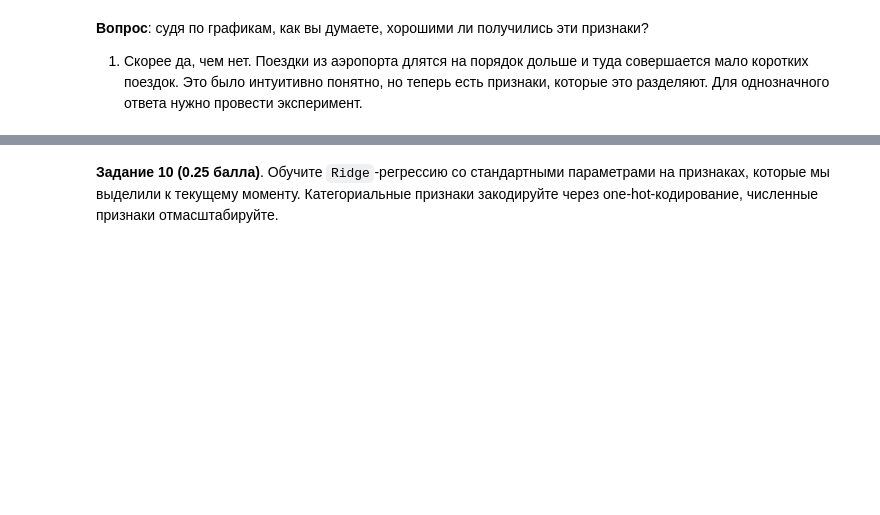
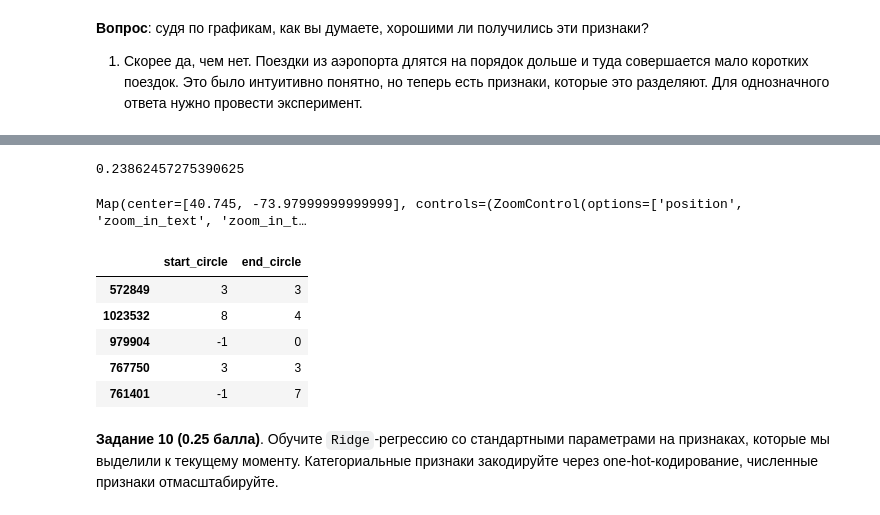
Before and after one commit to DataStas/cv_StanislavS, a Jupyter notebook: taxi/taxi.ipynb, the cells around one changed output, grey strips where cells are left out. Drawn from its saved outputs; the diff is of its cells as text; code cells hidden in the pictures; blank space fills up the shorter version.

Commit message:
MapGridTransformer almost done
Сделал разбиение на области и определение отправной точки и точки назначения, но нужно разобраться с векторизацией и обучить модель на новых признаках

```diff
--- a/taxi/taxi.ipynb
+++ b/taxi/taxi.ipynb
@@ -687,28 +680,3 @@ little_grids2
-# %%
-def make_polygons():
-    main_grid = [[40.701314, -74.018608],[40.701314, -73.941241],
-          [40.791438, -73.941241],[40.791438, -74.018608]]
-    n_squeres = 9
-    latitude_step = (-main_grid[0][1] + main_grid[1][1])/n_squeres
-    longitude_step = (-main_grid[0][0] + main_grid[2][0])/n_squeres
-    little_grids = []
-    matrix = []
-    matrix.append(main_grid[0])
-    for i in range(n_squeres+1):
-        for j in range(n_squeres+1):
-            matrix.append([matrix[0][0]+i*longitude_step,matrix[0][1]+j*latitude_step])
-    matrix.pop(0)
-    iteration = 0
-    add_nodes = n_squeres + 2
-    for i in range(n_squeres**2+n_squeres-1):
-        iteration += 1
-        if (iteration % (n_squeres+1) == 0):
-            continue
-        little_grids.append([matrix[i],matrix[i+1],matrix[i+add_nodes],matrix[i+add_nodes-1]])
-    poly_main = Polygon(locations=main_grid, color="green", fill_color="green")
-    poly_add =  Polygon(locations=little_grids, color="red", fill_color="red")
-
-    return poly_main, poly_add
 # %%
 def show_circles_on_map(data, latitude_column, longitude_column, color):
     center = (data[latitude_column].mean(), data[longitude_column].mean())
@@ -744,0 +708,4 @@ IndentationError: expected an indented block (4038650922.py, line 4)
+# %%
+test_sample.loc[:,"pickup_longitude":"dropoff_latitude"].iloc[:, 0].max() - test_sample.loc[:,"pickup_longitude":"dropoff_latitude"].iloc[:, 0].min()
+# %% [output]
+0.23862457275390625
@@ -745,3 +862,23 @@ IndentationError: expected an indented block (4038650922.py, line 4)
+# %%
+test_sample = df.sample(100)
+main_grid = np.array([[40.70, -74.02],[40.70, -73.94],
+          [40.79, -73.94],[40.79, -74.02]])
+
+a = MapGridTransformer(main_grid, 3, 3)
+test_cut = a.transform_slow(test_sample)
+# %%
+a.show_map(test_cut.iloc[0:5,:], "dropoff_latitude", "dropoff_longitude", "green")
+# %% [output]
+Map(center=[40.745, -73.97999999999999], controls=(ZoomControl(options=['position', 'zoom_in_text', 'zoom_in_t…
+# %%
+test_cut.iloc[0:5,-2:]
+# %% [output]
+|  | start_circle | end_circle |
+| 572849 | 3 | 3 |
+| 1023532 | 8 | 4 |
+| 979904 | -1 | 0 |
+| 767750 | 3 | 3 |
+| 761401 | -1 | 7 |
 # %% [markdown]
 **Задание 10 (0.25 балла)**. Обучите `Ridge`-регрессию со стандартными параметрами на признаках, которые мы выделили к текущему моменту. Категориальные признаки закодируйте через one-hot-кодирование, численные признаки отмасштабируйте.
 # %%
```
Also changed, not shown: parts of 14 cells of this notebook.
